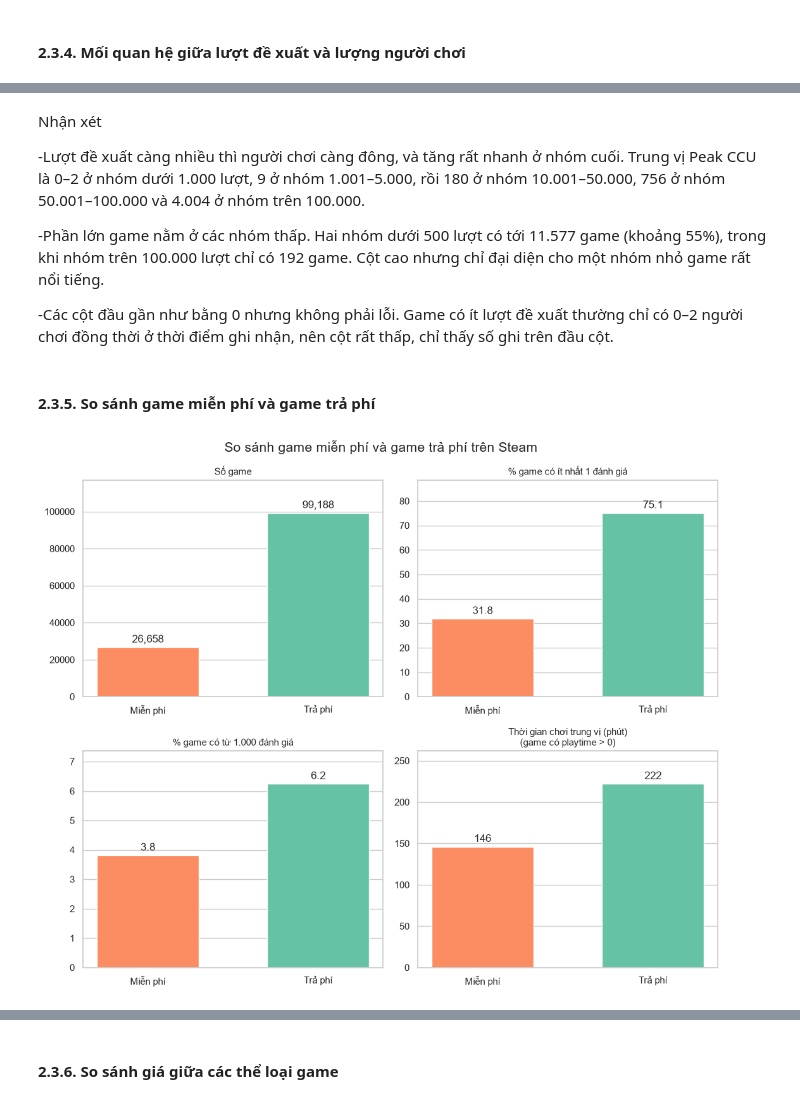
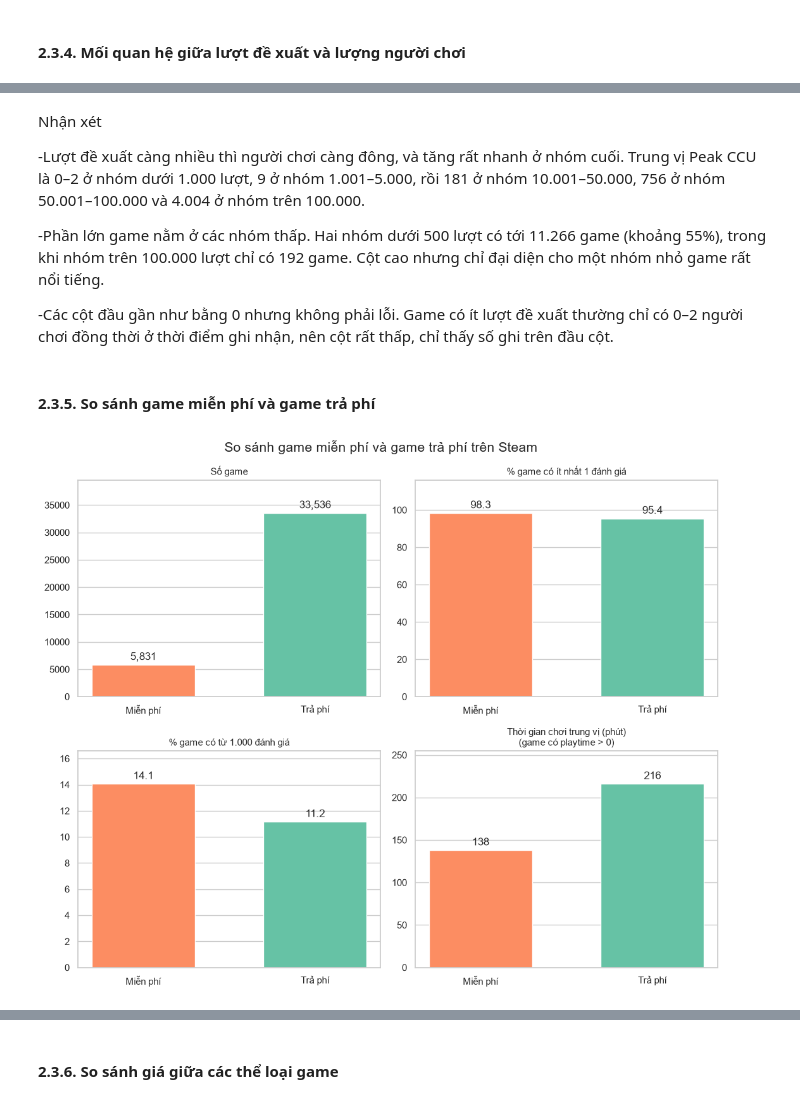
Before and after one commit to huytu059-blip/Games_Data_Science, a Jupyter notebook: notebooks/02_eda.ipynb, the cells around one changed output, grey strips where cells are left out. Cells and saved outputs as stored; diff of their text form; code cells hidden in the pictures.

```diff
--- a/notebooks/02_eda.ipynb
+++ b/notebooks/02_eda.ipynb
@@ -186,7 +187,8 @@ plt.show()
 # %% [markdown]
 #### 2.3.4. Mối quan hệ giữa lượt đề xuất và lượng người chơi
 # %%
-d = df[df["Recommendations"] > 0].copy()          # chỉ xét game có lượt đề xuất
+# chỉ xét game có lượt đề xuất, bỏ nhóm thiếu dữ liệu owners
+d = df[(df["Recommendations"] > 0) & (df["Estimated owners"] != "0 - 0")].copy()
 
 edges  = [0, 200, 500, 1000, 5000, 10000, 50000, 100000, np.inf]
 labels = ["101-200", "201-500", "501-1.000", "1.001-5.000",
@@ -227,43 +229,45 @@ nhom
 # %% [markdown]
 Nhận xét
 
--Lượt đề xuất càng nhiều thì người chơi càng đông, và tăng rất nhanh ở nhóm cuối. Trung vị Peak CCU là 0–2 ở nhóm dưới 1.000 lượt, 9 ở nhóm 1.001–5.000, rồi 180 ở nhóm 10.001–50.000, 756 ở nhóm 50.001–100.000 và 4.004 ở nhóm trên 100.000.
+-Lượt đề xuất càng nhiều thì người chơi càng đông, và tăng rất nhanh ở nhóm cuối. Trung vị Peak CCU là 0–2 ở nhóm dưới 1.000 lượt, 9 ở nhóm 1.001–5.000, rồi 181 ở nhóm 10.001–50.000, 756 ở nhóm 50.001–100.000 và 4.004 ở nhóm trên 100.000.
 
--Phần lớn game nằm ở các nhóm thấp. Hai nhóm dưới 500 lượt có tới 11.577 game (khoảng 55%), trong khi nhóm trên 100.000 lượt chỉ có 192 game. Cột cao nhưng chỉ đại diện cho một nhóm nhỏ game rất nổi tiếng.
+-Phần lớn game nằm ở các nhóm thấp. Hai nhóm dưới 500 lượt có tới 11.266 game (khoảng 55%), trong khi nhóm trên 100.000 lượt chỉ có 192 game. Cột cao nhưng chỉ đại diện cho một nhóm nhỏ game rất nổi tiếng.
 
 -Các cột đầu gần như bằng 0 nhưng không phải lỗi. Game có ít lượt đề xuất thường chỉ có 0–2 người chơi đồng thời ở thời điểm ghi nhận, nên cột rất thấp, chỉ thấy số ghi trên đầu cột.
 # %% [markdown]
 #### 2.3.5.  So sánh game miễn phí và game trả phí
 # %%
 data = df.dropna(subset=["Price"]).copy()
+# Bỏ nhóm thiếu dữ liệu owners. Chỉ xét game đến 2020 vì từ 2021 phần lớn game miễn phí bị thiếu dữ liệu
+data = data[(data["Estimated owners"] != "0 - 0") & (pd.to_datetime(data["Release date"]).dt.year <= 2020)]
 data["Nhóm"] = np.where(data["Price"] == 0, "Miễn phí", "Trả phí")
 data["Reviews"] = data["Positive"] + data["Negative"]
 
 order = ["Miễn phí", "Trả phí"]
 g = data.groupby("Nhóm")
 
 metrics = [   # (tiêu đề, số liệu theo nhóm, định dạng số)
     ("Số game", g.size(), "{:,.0f}"),
     ("% game có ít nhất 1 đánh giá", g["Reviews"].apply(lambda s: (s > 0).mean() * 100), "{:.1f}"),
     ("% game có từ 1.000 đánh giá", g["Reviews"].apply(lambda s: (s >= 1000).mean() * 100), "{:.1f}"),
     ("Thời gian chơi trung vị (phút)\n(game có playtime > 0)",
      data[data["Average playtime forever"] > 0].groupby("Nhóm")["Average playtime forever"].median(), "{:,.0f}"),
 ]
 
 colors = [sns.color_palette()[1], sns.color_palette()[0]]   # cam = miễn phí, xanh = trả phí
 fig, axes = plt.subplots(2, 2, figsize=(11, 9))
 for ax, (title, values, fmt) in zip(axes.ravel(), metrics):
     values = values.loc[order]
     ax.bar(order, values.values, color=colors, edgecolor="white", width=0.6)
     ax.bar_label(ax.containers[0], labels=[fmt.format(v) for v in values.values], padding=3)
     ax.set_ylim(0, values.max() * 1.18)
     ax.set_title(title, fontsize=11)
     ax.grid(axis="x", visible=False)
 fig.suptitle("So sánh game miễn phí và game trả phí trên Steam", fontsize=15)
 plt.tight_layout()
 plt.show()
 # %% [output]
-[figure, old version]
+[figure, new version]
 # %% [markdown]
 Nhận xét
 
```
Also changed, not shown: parts of 19 cells of this notebook, 30 other files.
